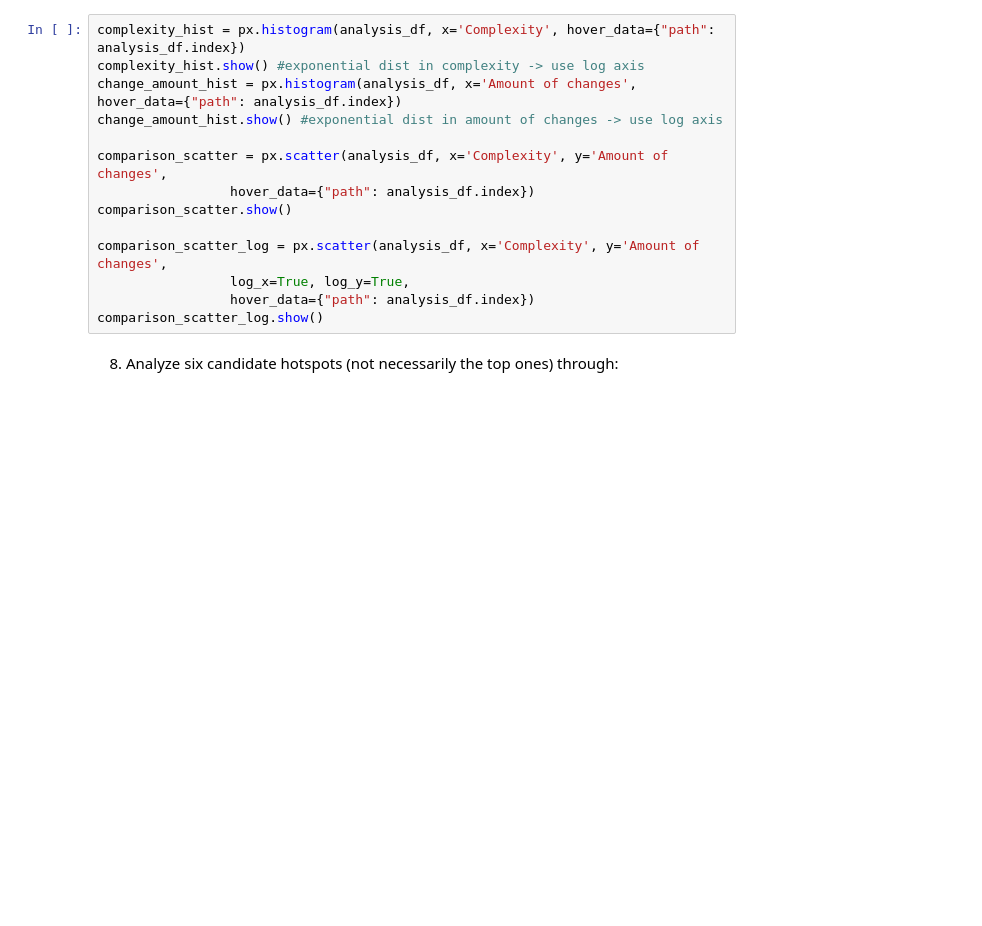
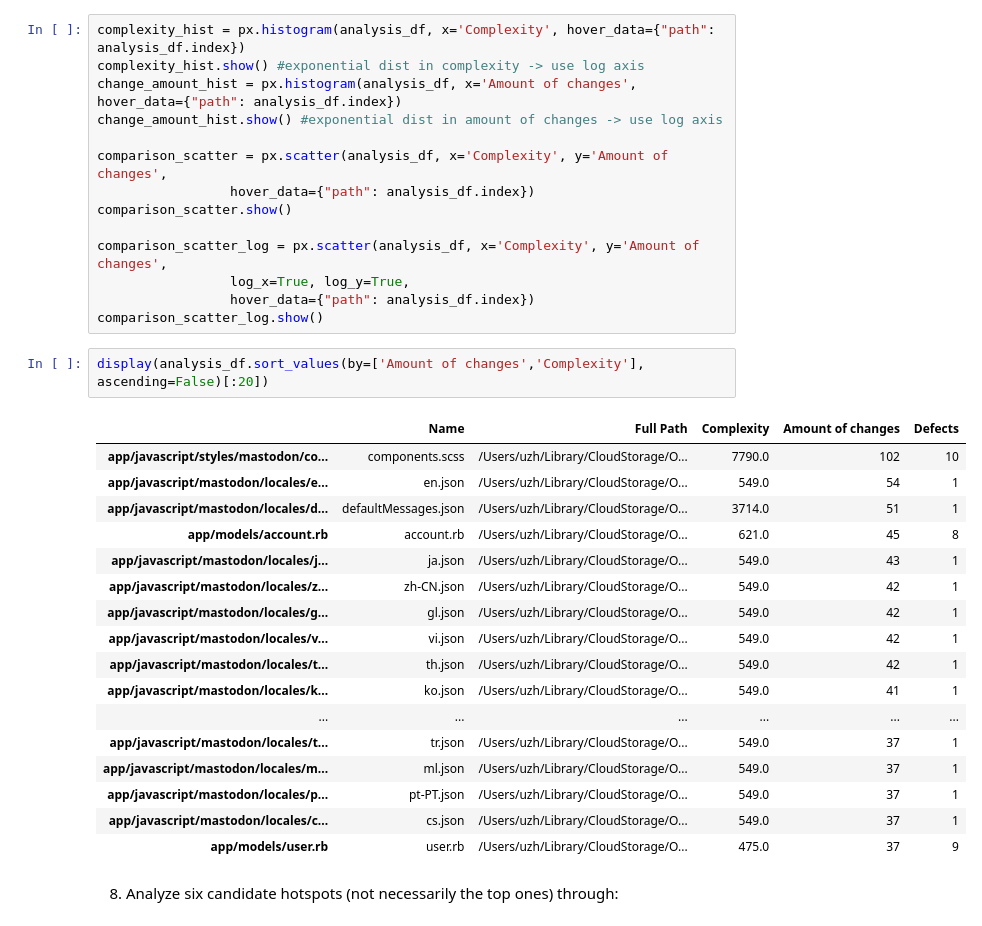
Before and after one commit to BacLuc/fund-soft-systems-analyse-mastodon, a Jupyter notebook: mastodon-analysis.ipynb, the cells around one changed output. Saved outputs shown, nothing was run; the diff lists cells and outputs as text; blank space fills up the shorter version.

Commit message:
code for defect count

```diff
--- a/mastodon-analysis.ipynb
+++ b/mastodon-analysis.ipynb
@@ -186,6 +186,26 @@ comparison_scatter_log = px.scatter(analysis_df, x='Complexity', y='Amount of ch
                  log_x=True, log_y=True,
                  hover_data={"path": analysis_df.index})
 comparison_scatter_log.show()
+# %%
+display(analysis_df.sort_values(by=['Amount of changes','Complexity'], ascending=False)[:20])
+# %% [output]
+|  | Name | Full Path | Complexity | Amount of changes | Defects |
+| app/javascript/styles/mastodon/co... | components.scss | /Users/uzh/Library/CloudStorage/O... | 7790.0 | 102 | 10 |
+| app/javascript/mastodon/locales/e... | en.json | /Users/uzh/Library/CloudStorage/O... | 549.0 | 54 | 1 |
+| app/javascript/mastodon/locales/d... | defaultMessages.json | /Users/uzh/Library/CloudStorage/O... | 3714.0 | 51 | 1 |
+| app/models/account.rb | account.rb | /Users/uzh/Library/CloudStorage/O... | 621.0 | 45 | 8 |
+| app/javascript/mastodon/locales/j... | ja.json | /Users/uzh/Library/CloudStorage/O... | 549.0 | 43 | 1 |
+| app/javascript/mastodon/locales/z... | zh-CN.json | /Users/uzh/Library/CloudStorage/O... | 549.0 | 42 | 1 |
+| app/javascript/mastodon/locales/g... | gl.json | /Users/uzh/Library/CloudStorage/O... | 549.0 | 42 | 1 |
+| app/javascript/mastodon/locales/v... | vi.json | /Users/uzh/Library/CloudStorage/O... | 549.0 | 42 | 1 |
+| app/javascript/mastodon/locales/t... | th.json | /Users/uzh/Library/CloudStorage/O... | 549.0 | 42 | 1 |
+| app/javascript/mastodon/locales/k... | ko.json | /Users/uzh/Library/CloudStorage/O... | 549.0 | 41 | 1 |
+| ... | ... | ... | ... | ... | ... |
+| app/javascript/mastodon/locales/t... | tr.json | /Users/uzh/Library/CloudStorage/O... | 549.0 | 37 | 1 |
+| app/javascript/mastodon/locales/m... | ml.json | /Users/uzh/Library/CloudStorage/O... | 549.0 | 37 | 1 |
+| app/javascript/mastodon/locales/p... | pt-PT.json | /Users/uzh/Library/CloudStorage/O... | 549.0 | 37 | 1 |
+| app/javascript/mastodon/locales/c... | cs.json | /Users/uzh/Library/CloudStorage/O... | 549.0 | 37 | 1 |
+| app/models/user.rb | user.rb | /Users/uzh/Library/CloudStorage/O... | 475.0 | 37 | 9 |
 # %% [markdown]
 8. Analyze six candidate hotspots (not necessarily the top ones) through:
 # %%
```
Also changed, not shown: parts of 2 cells of this notebook.
